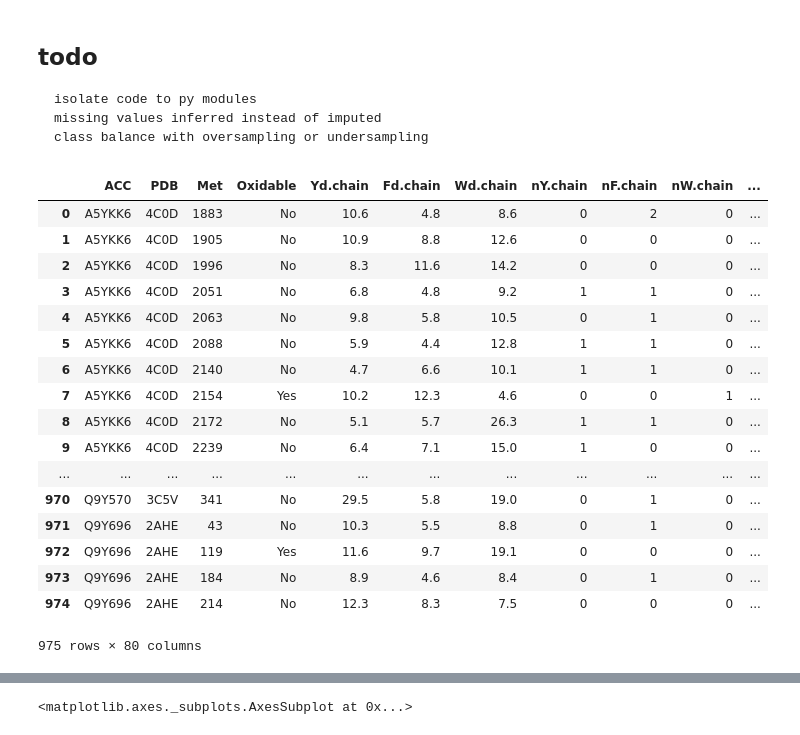
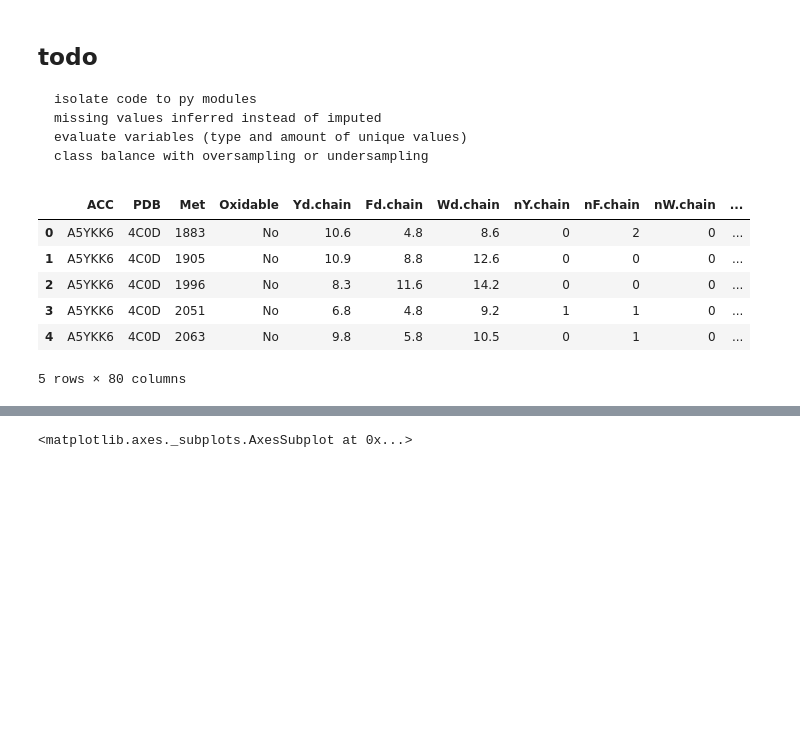
Before and after one commit to pnucci/data-sci-xp, a Jupyter notebook: Methionine.ipynb, the cells around one changed output, grey strips where cells are left out. Cells and saved outputs as stored; diff of their text form; code cells hidden in the pictures; blank space fills up the shorter version.

```diff
--- a/Methionine.ipynb
+++ b/Methionine.ipynb
@@ -2,6 +2,7 @@
 ## todo
     isolate code to py modules
     missing values inferred instead of imputed
+    evaluate variables (type and amount of unique values)
     class balance with oversampling or undersampling
 # %%
 import pandas as pd
@@ -12,24 +13,13 @@ import seaborn as sns
 # %%
 df = pd.read_csv('MetOData.csv')
 #remove first column from csv since it is only the index
 df = df.iloc[:,1:]
-df
+df.head()
 # %% [output]
 |  | ACC | PDB | Met | Oxidable | Yd.chain | Fd.chain | Wd.chain | nY.chain | nF.chain | nW.chain | ... |
 | 0 | A5YKK6 | 4C0D | 1883 | No | 10.6 | 4.8 | 8.6 | 0 | 2 | 0 | ... |
 | 1 | A5YKK6 | 4C0D | 1905 | No | 10.9 | 8.8 | 12.6 | 0 | 0 | 0 | ... |
 | 2 | A5YKK6 | 4C0D | 1996 | No | 8.3 | 11.6 | 14.2 | 0 | 0 | 0 | ... |
 | 3 | A5YKK6 | 4C0D | 2051 | No | 6.8 | 4.8 | 9.2 | 1 | 1 | 0 | ... |
 | 4 | A5YKK6 | 4C0D | 2063 | No | 9.8 | 5.8 | 10.5 | 0 | 1 | 0 | ... |
-| 5 | A5YKK6 | 4C0D | 2088 | No | 5.9 | 4.4 | 12.8 | 1 | 1 | 0 | ... |
-| 6 | A5YKK6 | 4C0D | 2140 | No | 4.7 | 6.6 | 10.1 | 1 | 1 | 0 | ... |
-| 7 | A5YKK6 | 4C0D | 2154 | Yes | 10.2 | 12.3 | 4.6 | 0 | 0 | 1 | ... |
-| 8 | A5YKK6 | 4C0D | 2172 | No | 5.1 | 5.7 | 26.3 | 1 | 1 | 0 | ... |
-| 9 | A5YKK6 | 4C0D | 2239 | No | 6.4 | 7.1 | 15.0 | 1 | 0 | 0 | ... |
-| ... | ... | ... | ... | ... | ... | ... | ... | ... | ... | ... | ... |
-| 970 | Q9Y570 | 3C5V | 341 | No | 29.5 | 5.8 | 19.0 | 0 | 1 | 0 | ... |
-| 971 | Q9Y696 | 2AHE | 43 | No | 10.3 | 5.5 | 8.8 | 0 | 1 | 0 | ... |
-| 972 | Q9Y696 | 2AHE | 119 | Yes | 11.6 | 9.7 | 19.1 | 0 | 0 | 0 | ... |
-| 973 | Q9Y696 | 2AHE | 184 | No | 8.9 | 4.6 | 8.4 | 0 | 1 | 0 | ... |
-| 974 | Q9Y696 | 2AHE | 214 | No | 12.3 | 8.3 | 7.5 | 0 | 0 | 0 | ... |
-975 rows × 80 columns
+5 rows × 80 columns
```
Also changed, not shown: parts of 14 cells of this notebook.
